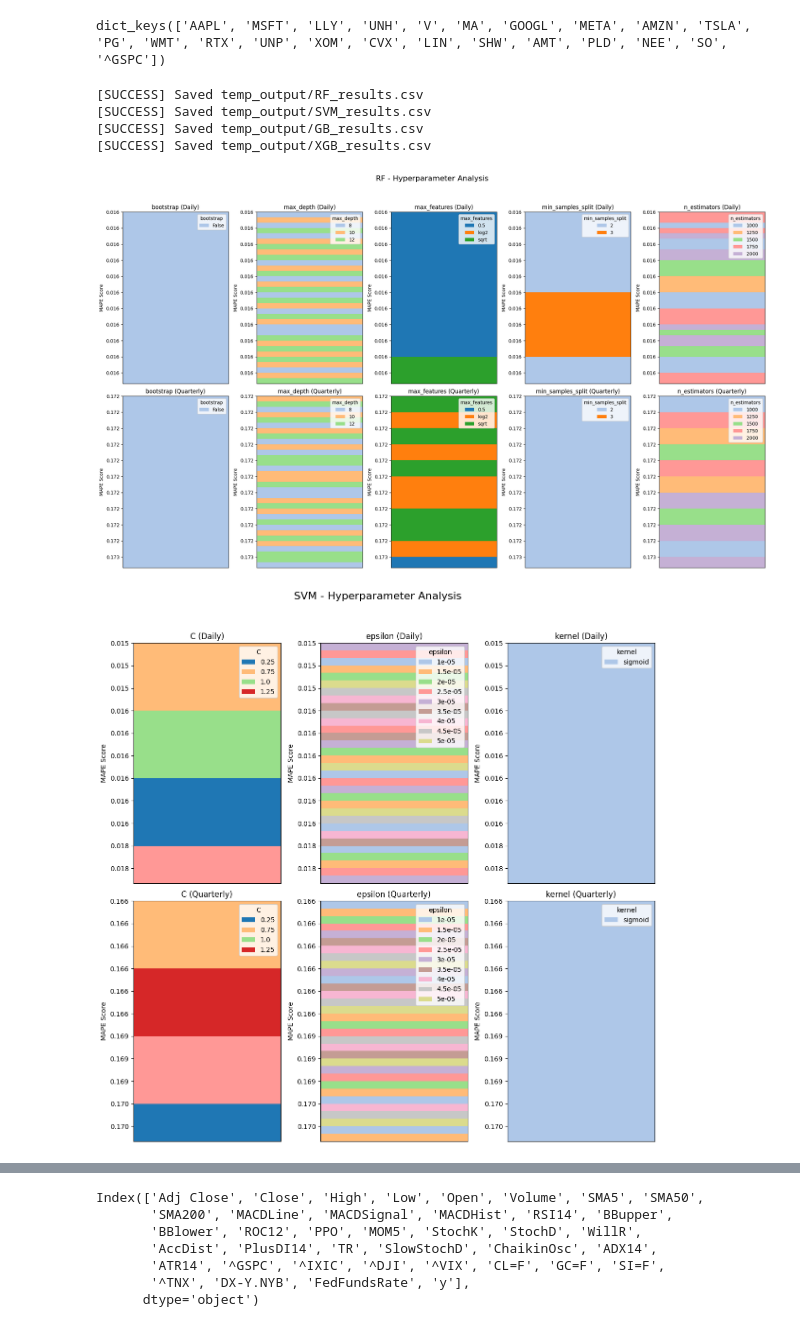
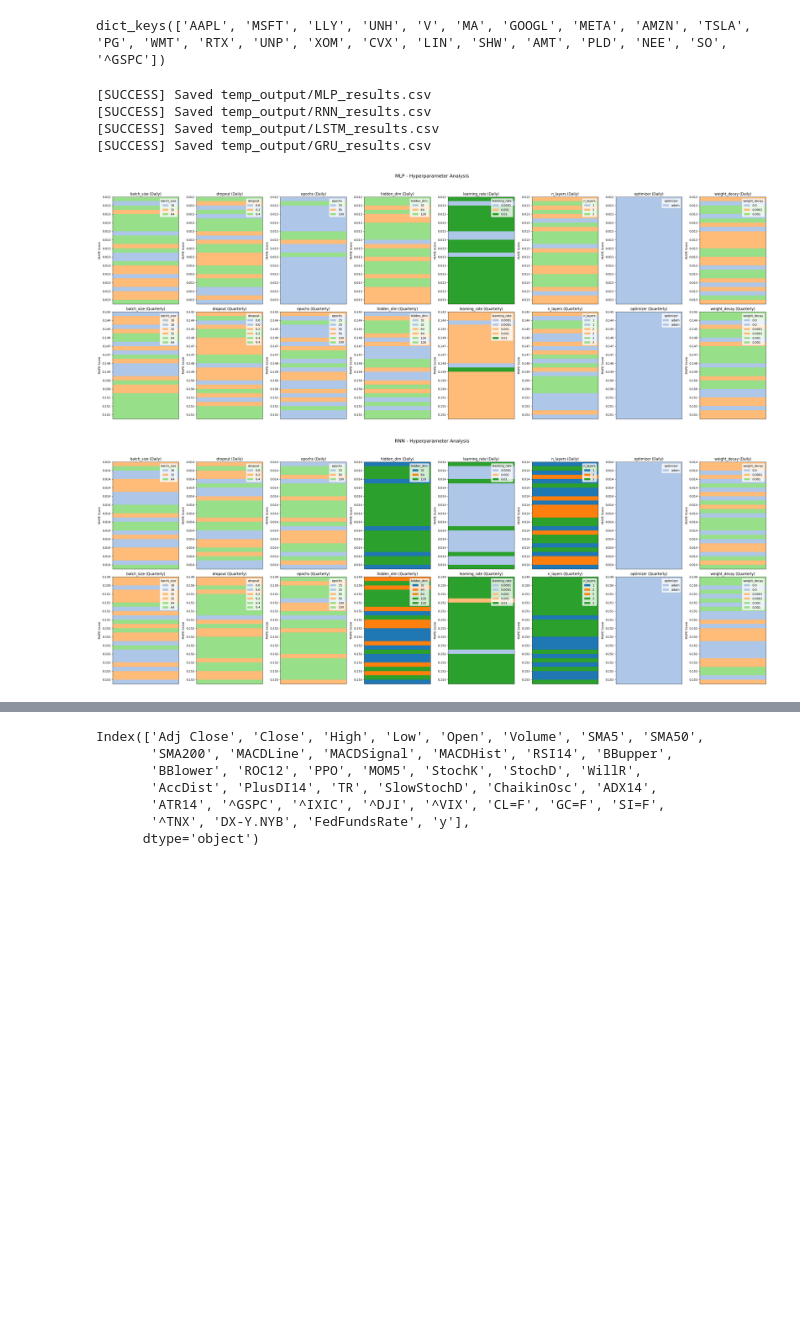
Before and after one commit to jimhcyang/xai_stock_pred_tune, a Jupyter notebook: view_results.ipynb, the cells around one changed output, grey strips where cells are left out. Cells and saved outputs as stored; diff of their text form; code cells hidden in the pictures; blank space fills up the shorter version.

```diff
--- a/view_results.ipynb
+++ b/view_results.ipynb
@@ -32,11 +32,11 @@ daily_data_dict.keys()
 dict_keys(['AAPL', 'MSFT', 'LLY', 'UNH', 'V', 'MA', 'GOOGL', 'META', 'AMZN', 'TSLA', 'PG', 'WMT', 'RTX', 'UNP', 'XOM', 'CVX', 'LIN', 'SHW', 'AMT', 'PLD', 'NEE', 'SO', '^GSPC'])
 # %%
 # Assume MODEL_TYPES is defined as:
-MODEL_TYPES = ['RF', 'SVM', 'GB', 'XGB']
-#MODEL_TYPES = ['MLP', 'RNN', 'LSTM', 'GRU']
+MODEL_TYPES = ['LR','RF', 'SVM', 'GB', 'XGB']
+MODEL_TYPES = ['MLP', 'RNN', 'LSTM', 'GRU']
 LOG_DIR_HEAD = "model_logs_"
-#LOG_DIR_HEAD = "model_dl_logs_"
-MAX_CONFIGS = 32
+LOG_DIR_HEAD = "model_dl_logs_"
+MAX_CONFIGS = 25
 
 def combine_and_top_logs(log_dir="model_logs", tops=5):
     all_files = [os.path.join(log_dir, f) for f in os.listdir(log_dir) if f.endswith(".csv")]
@@ -96,10 +96,10 @@ for model in MODEL_TYPES:
     # Store the DataFrame in the results dictionary.
     results_dict[model] = model_results
 # %% [output]
-[SUCCESS] Saved temp_output/RF_results.csv
-[SUCCESS] Saved temp_output/SVM_results.csv
-[SUCCESS] Saved temp_output/GB_results.csv
-[SUCCESS] Saved temp_output/XGB_results.csv
+[SUCCESS] Saved temp_output/MLP_results.csv
+[SUCCESS] Saved temp_output/RNN_results.csv
+[SUCCESS] Saved temp_output/LSTM_results.csv
+[SUCCESS] Saved temp_output/GRU_results.csv
 # %%
 def get_tab_colors():
     cmap1 = plt.cm.tab20
@@ -190,33 +190,33 @@ for model in results_dict:
         tick_labels_d = [f"{daily_df.iloc[j]['MAPE_score']:.3f}" for j in ticks_d]
         ax_daily.set_yticks(ticks_d)
         ax_daily.set_yticklabels(tick_labels_d)
         ax_daily.set_ylabel("MAPE Score")
         ax_daily.invert_yaxis()
 
         legend_elements = [Patch(facecolor=colors_map[val], label=str(val)) for val in unique_vals][::2]
         ax_daily.legend(handles=legend_elements, title=hp, loc="upper right")
 
         # Plot quarterly stripe.
         n_q = quarterly_stripe.shape[0]
         ax_quarterly.imshow(quarterly_stripe, aspect="auto", interpolation="none",
                             cmap=cmap_hp, extent=[0, 1, 0, n_q], origin="lower")
         ax_quarterly.set_title(f"{hp} (Quarterly)")
         ax_quarterly.set_xticks([])
         tick_int_q = max(1, n_q // 10)
         ticks_q = np.arange(0, n_q, tick_int_q)
         tick_labels_q = [f"{quarterly_df.iloc[j]['MAPE_score']:.3f}" for j in ticks_q]
         ax_quarterly.set_yticks(ticks_q)
         ax_quarterly.set_yticklabels(tick_labels_q)
         ax_quarterly.set_ylabel("MAPE Score")
         ax_quarterly.invert_yaxis()
 
         # For each hyperparameter, add a single legend to the bottom subplot.
-        legend_elements = [Patch(facecolor=colors_map[val], label=str(val)) for val in unique_vals][::2]
+        legend_elements = [Patch(facecolor=colors_map[val], label=str(val)) for val in unique_vals]
         ax_quarterly.legend(handles=legend_elements, title=hp, loc="upper right")
 
     plt.suptitle(f"{model} - Hyperparameter Analysis", fontsize=16)
     plt.tight_layout(rect=[0, 0, 1, 0.95])
     plt.show()
 # %% [output]
-[figure, old version]
+[figure, new version]
-[figure, old version]
+[figure, new version]
```
Also changed, not shown: parts of 2 cells of this notebook, 3 other files.
